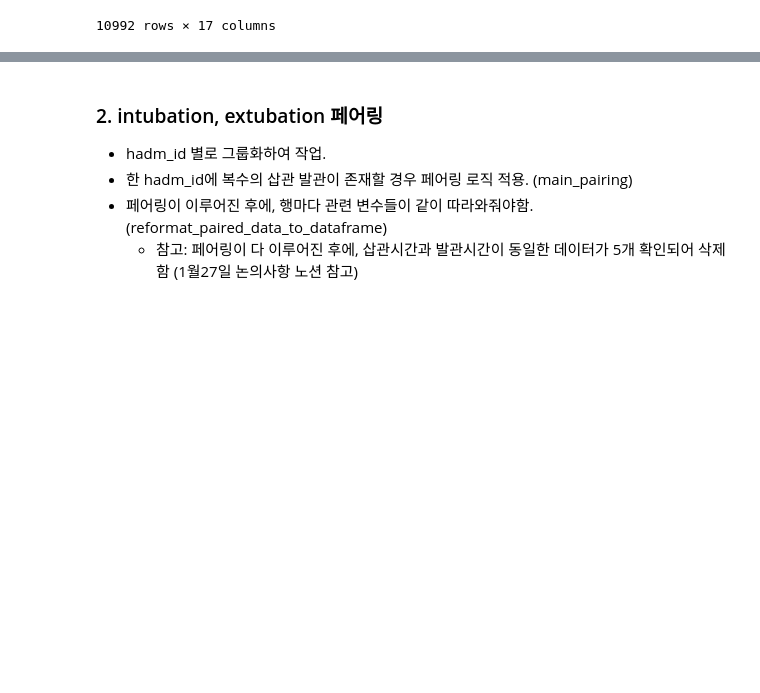
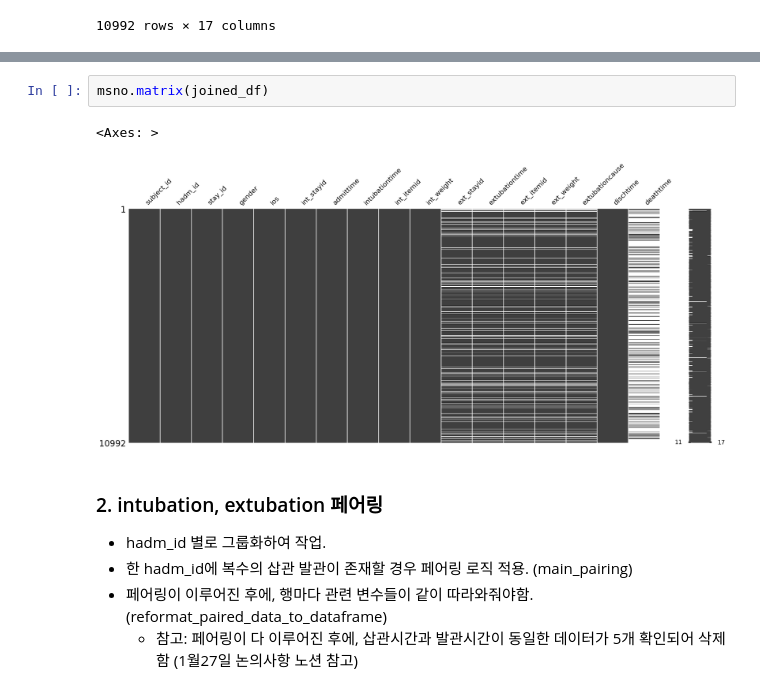
Before and after one commit to sujungleeml/P1_extubationfailure, a Jupyter notebook: 이수정/mimic4_ext_codes/00_subjectlist_prepare02_alignment.ipynb, the cells around one changed output, grey strips where cells are left out. Cells and saved outputs as stored; diff of their text form; blank space fills up the shorter version.

```diff
--- a/이수정/mimic4_ext_codes/00_subjectlist_prepare02_alignment.ipynb
+++ b/이수정/mimic4_ext_codes/00_subjectlist_prepare02_alignment.ipynb
@@ -132,3 +173,8 @@ joined_df
+# %%
+msno.matrix(joined_df)
+# %% [output]
+<Axes: >
+[figure, added]
 # %% [markdown]
 ### 2. intubation, extubation 페어링
 - hadm_id 별로 그룹화하여 작업.
```
Also changed, not shown: parts of 27 cells of this notebook.
